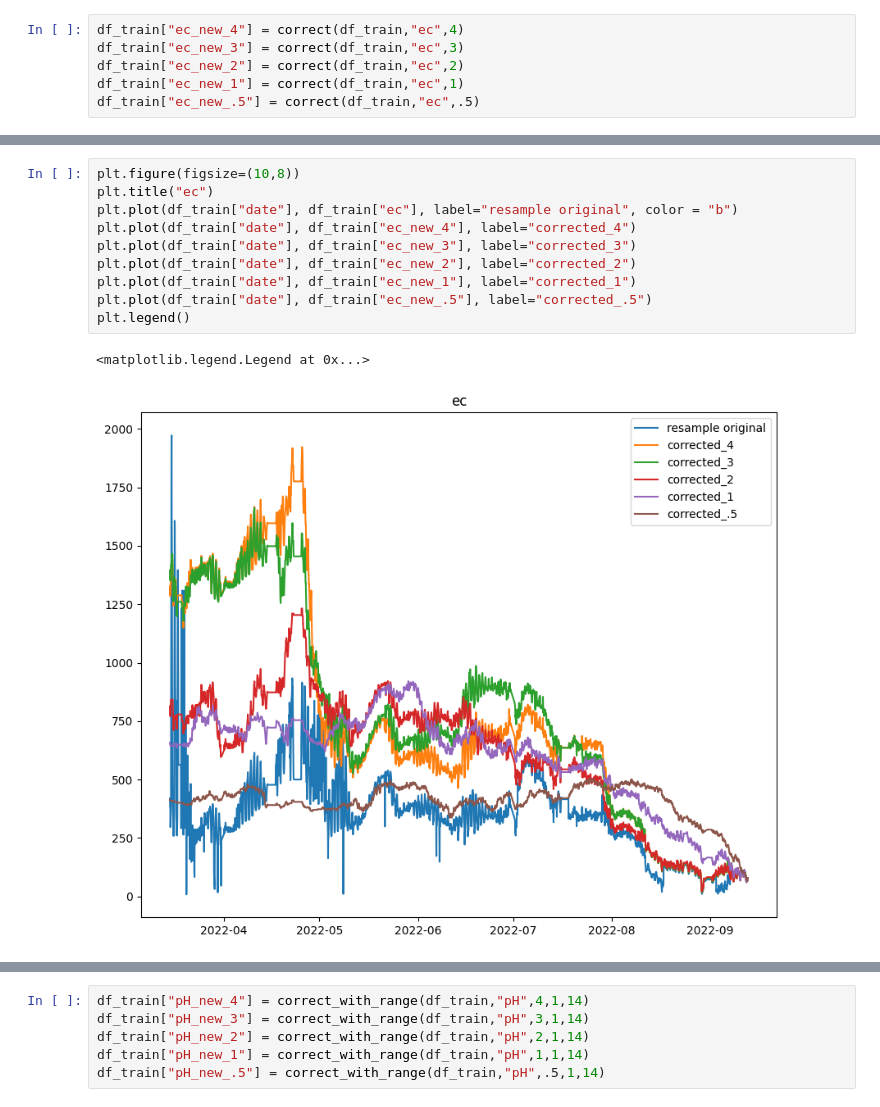
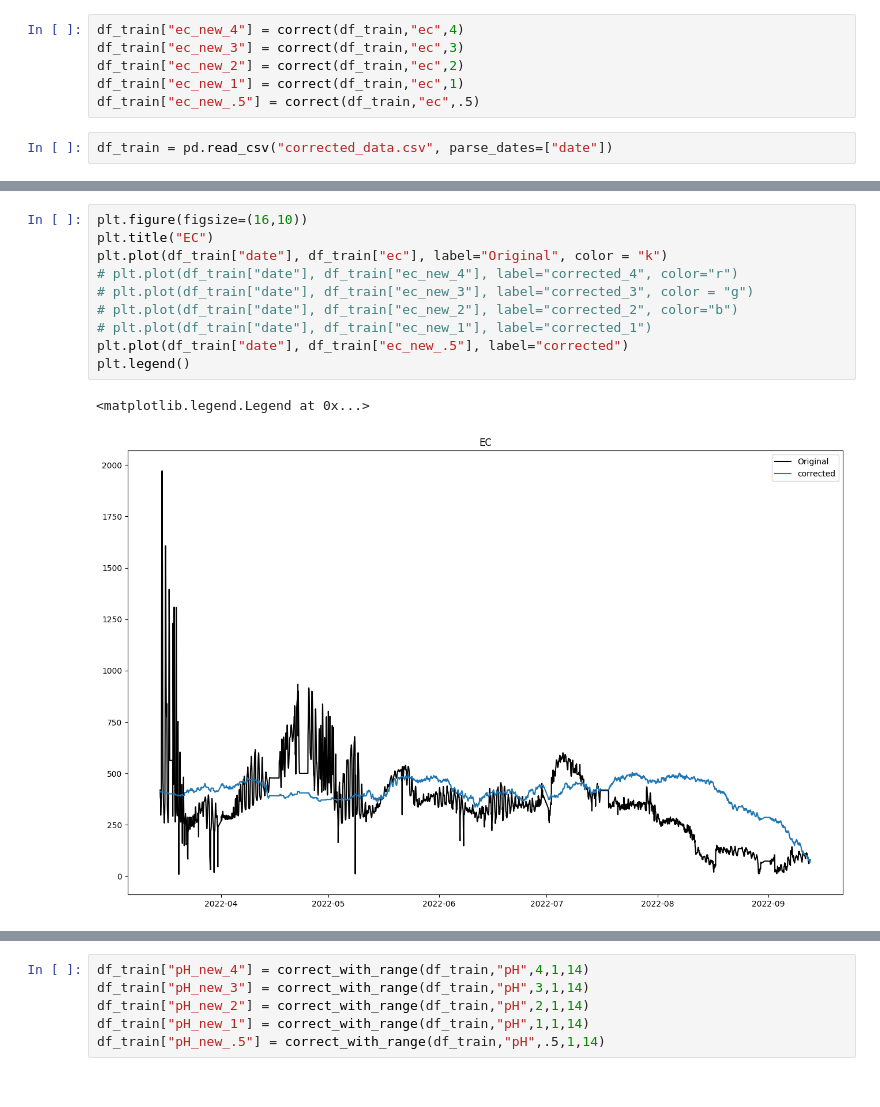
Before and after one commit to tanaponwet/salinity-predictive-system, a Jupyter notebook: water from meter.ipynb, the cells around one changed output, grey strips where cells are left out. Drawn from its saved outputs; the diff is of its cells as text.

```diff
--- a/water from meter.ipynb
+++ b/water from meter.ipynb
@@ -222,3 +208,5 @@ df_train["ec_new_3"] = correct(df_train,"ec",3)
 df_train["ec_new_2"] = correct(df_train,"ec",2)
 df_train["ec_new_1"] = correct(df_train,"ec",1)
 df_train["ec_new_.5"] = correct(df_train,"ec",.5)
+# %%
+df_train = pd.read_csv("corrected_data.csv", parse_dates=["date"])
@@ -225,13 +233,13 @@ df_train["ec_new_.5"] = correct(df_train,"ec",.5)
 # %%
-plt.figure(figsize=(10,8))
-plt.title("ec")
-plt.plot(df_train["date"], df_train["ec"], label="resample original", color = "b")
-plt.plot(df_train["date"], df_train["ec_new_4"], label="corrected_4")
-plt.plot(df_train["date"], df_train["ec_new_3"], label="corrected_3")
-plt.plot(df_train["date"], df_train["ec_new_2"], label="corrected_2")
-plt.plot(df_train["date"], df_train["ec_new_1"], label="corrected_1")
-plt.plot(df_train["date"], df_train["ec_new_.5"], label="corrected_.5")
+plt.figure(figsize=(16,10))
+plt.title("EC")
+plt.plot(df_train["date"], df_train["ec"], label="Original", color = "k")
+# plt.plot(df_train["date"], df_train["ec_new_4"], label="corrected_4", color="r")
+# plt.plot(df_train["date"], df_train["ec_new_3"], label="corrected_3", color = "g")
+# plt.plot(df_train["date"], df_train["ec_new_2"], label="corrected_2", color="b")
+# plt.plot(df_train["date"], df_train["ec_new_1"], label="corrected_1")
+plt.plot(df_train["date"], df_train["ec_new_.5"], label="corrected")
 plt.legend()
 # %% [output]
 <matplotlib.legend.Legend at 0x...>
-[figure, old version]
+[figure, new version]
```
Also changed, not shown: parts of 13 cells of this notebook, 3 other files.
